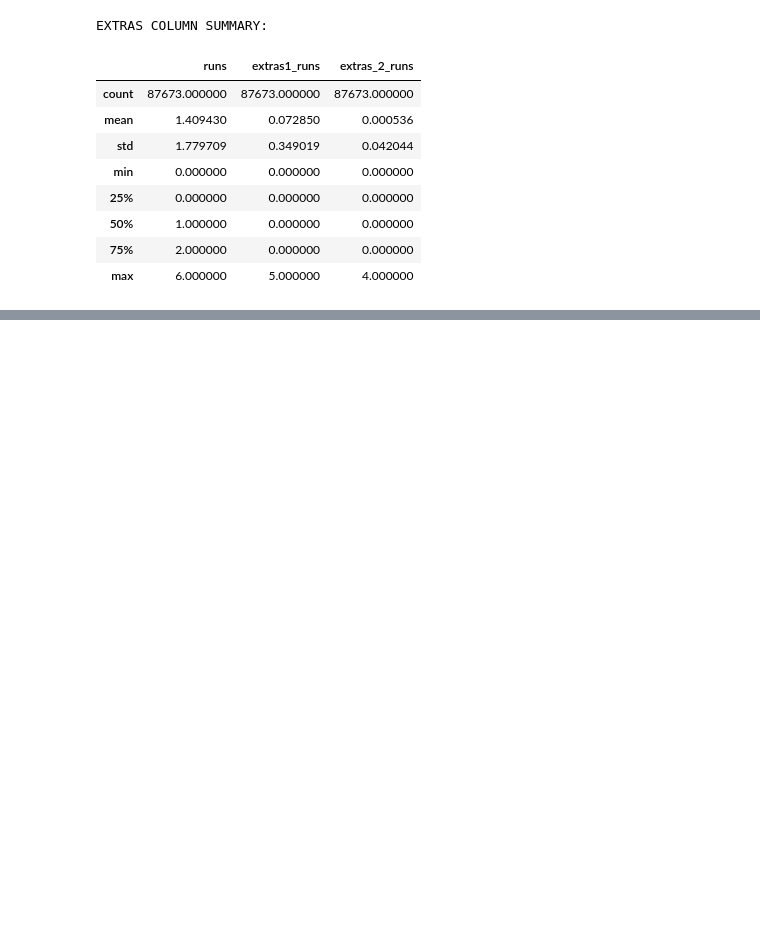
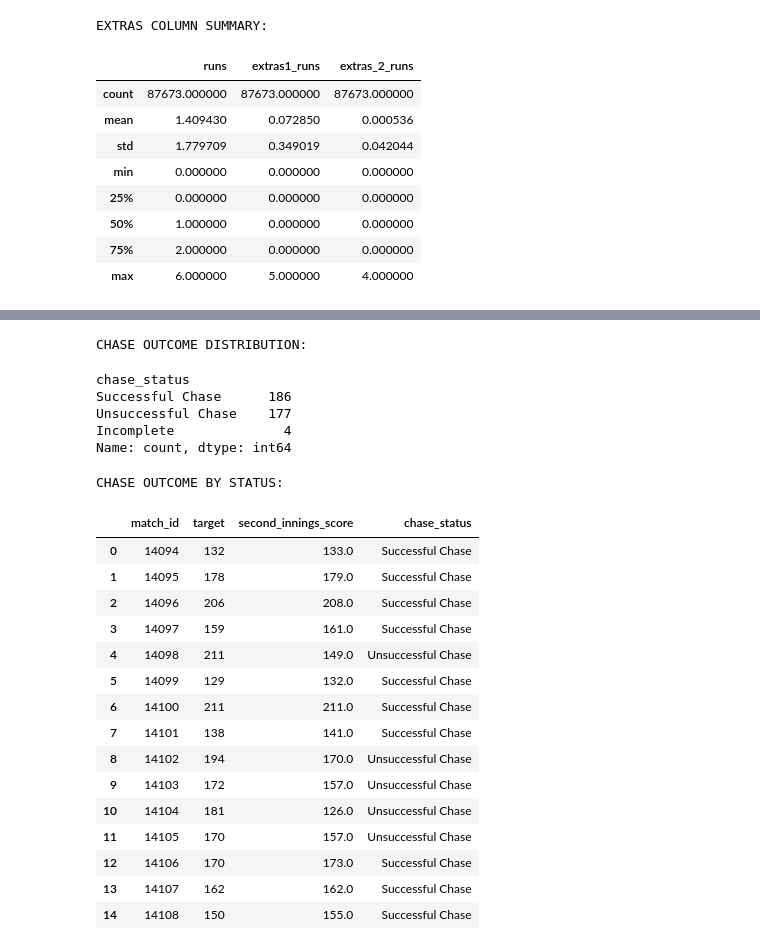
Before and after one commit to Dhanushsj12/SupeRR-Selector-Pressure-Analysis, a Jupyter notebook: notebooks/03_match_analysis.ipynb, the cells around one changed output, grey strips where cells are left out. Saved outputs shown, nothing was run; the diff lists cells and outputs as text; code cells hidden in the pictures; blank space fills up the shorter version.

```diff
--- a/notebooks/03_match_analysis.ipynb
+++ b/notebooks/03_match_analysis.ipynb
@@ -469,0 +837,48 @@ EXTRAS COLUMN SUMMARY:
+# %%
+# CLASSIFY CHASE OUTCOMES
+
+match_chase["chase_status"] = np.select(
+    [
+        match_chase["second_innings_score"].isna(),
+        match_chase["second_innings_score"] >= match_chase["target"]
+    ],
+    [
+        "Incomplete",
+        "Successful Chase"
+    ],
+    default="Unsuccessful Chase"
+)
+
+print("CHASE OUTCOME DISTRIBUTION:")
+display(match_chase["chase_status"].value_counts())
+
+print("\nCHASE OUTCOME BY STATUS:")
+display(
+    match_chase[
+        ["match_id", "target", "second_innings_score", "chase_status"]
+    ].head(15)
+)
+# %% [output]
+CHASE OUTCOME DISTRIBUTION:
+chase_status
+Successful Chase      186
+Unsuccessful Chase    177
+Incomplete              4
+Name: count, dtype: int64
+CHASE OUTCOME BY STATUS:
+|  | match_id | target | second_innings_score | chase_status |
+| 0 | 14094 | 132 | 133.0 | Successful Chase |
+| 1 | 14095 | 178 | 179.0 | Successful Chase |
+| 2 | 14096 | 206 | 208.0 | Successful Chase |
+| 3 | 14097 | 159 | 161.0 | Successful Chase |
+| 4 | 14098 | 211 | 149.0 | Unsuccessful Chase |
+| 5 | 14099 | 129 | 132.0 | Successful Chase |
+| 6 | 14100 | 211 | 211.0 | Successful Chase |
+| 7 | 14101 | 138 | 141.0 | Successful Chase |
+| 8 | 14102 | 194 | 170.0 | Unsuccessful Chase |
+| 9 | 14103 | 172 | 157.0 | Unsuccessful Chase |
+| 10 | 14104 | 181 | 126.0 | Unsuccessful Chase |
+| 11 | 14105 | 170 | 157.0 | Unsuccessful Chase |
+| 12 | 14106 | 170 | 173.0 | Successful Chase |
+| 13 | 14107 | 162 | 162.0 | Successful Chase |
+| 14 | 14108 | 150 | 155.0 | Successful Chase |
```
Also changed, not shown: parts of 34 cells of this notebook, 5 other files.
